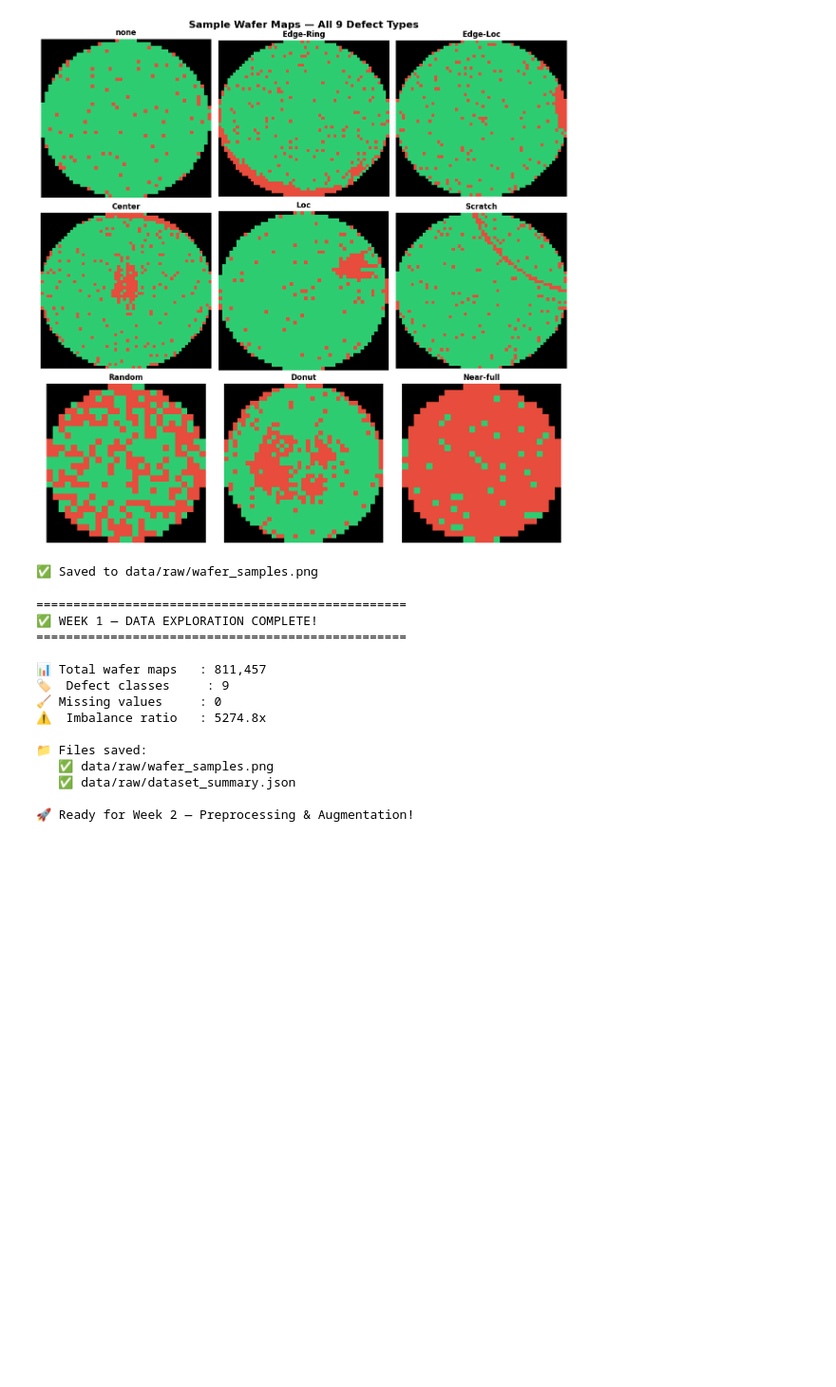
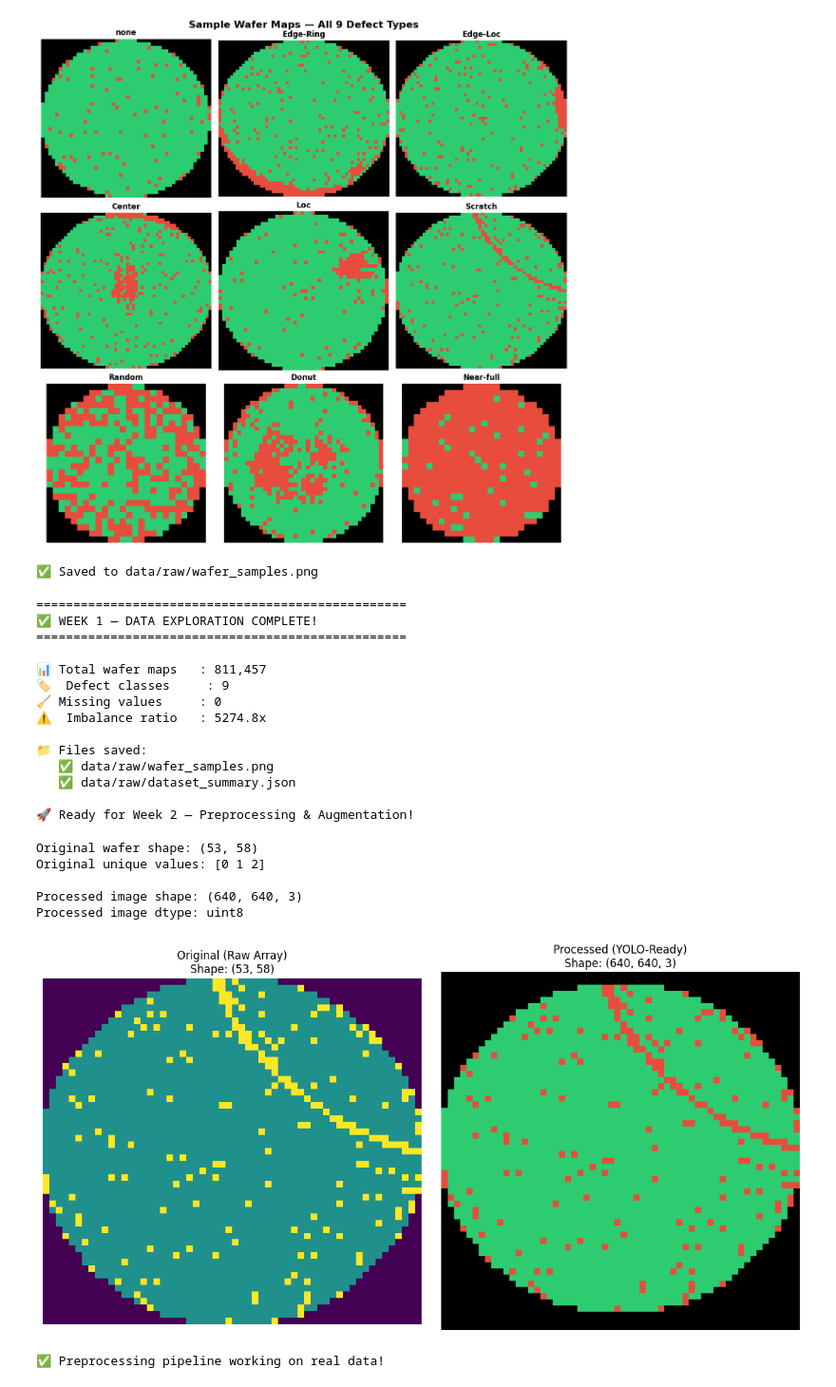
Before and after one commit to georgemi589-lgtm/semiconductor-defect-ai, a Jupyter notebook: notebooks/01_data_exploration.ipynb, the cells around one changed output. Shown at 95% size. Drawn from its saved outputs; the diff is of its cells as text; code cells hidden in the pictures; blank space fills up the shorter version.

Commit message:
Updated exploration notebook with preprocessing verification and augmentation plan cells

```diff
--- a/notebooks/01_data_exploration.ipynb
+++ b/notebooks/01_data_exploration.ipynb
@@ -207,3 +207,49 @@ print(f"\n🚀 Ready for Week 2 — Preprocessing & Augmentation!")
    ✅ data/raw/dataset_summary.json
 
 🚀 Ready for Week 2 — Preprocessing & Augmentation!
+# %%
+# Cell 8: Test preprocessor on REAL wafer data
+
+import sys
+sys.path.append('..')
+from src.data.preprocessor import WaferPreprocessor
+import matplotlib.pyplot as plt
+
+preprocessor = WaferPreprocessor(target_size=640)
+
+# Take one real wafer map with a defect
+sample_wafer = df[df['failureType_clean'] == 'Scratch']['waferMap'].iloc[0]
+
+print(f"Original wafer shape: {sample_wafer.shape}")
+print(f"Original unique values: {np.unique(sample_wafer)}")
+
+# Process it through our preprocessor
+processed_image = preprocessor.process_single(sample_wafer)
+
+print(f"\nProcessed image shape: {processed_image.shape}")
+print(f"Processed image dtype: {processed_image.dtype}")
+
+# Visualize before and after
+fig, axes = plt.subplots(1, 2, figsize=(12, 6))
+
+axes[0].imshow(sample_wafer, cmap='viridis')
+axes[0].set_title(f'Original (Raw Array)\nShape: {sample_wafer.shape}')
+axes[0].axis('off')
+
+axes[1].imshow(processed_image)
+axes[1].set_title(f'Processed (YOLO-Ready)\nShape: {processed_image.shape}')
+axes[1].axis('off')
+
+plt.tight_layout()
+plt.savefig('../data/processed/preprocessing_example.png', dpi=150, bbox_inches='tight')
+plt.show()
+
+print("\n✅ Preprocessing pipeline working on real data!")
+# %% [output]
+Original wafer shape: (53, 58)
+Original unique values: [0 1 2]
+
+Processed image shape: (640, 640, 3)
+Processed image dtype: uint8
+[figure, added]
+✅ Preprocessing pipeline working on real data!
```
Also changed, not shown: parts of 2 cells of this notebook.
